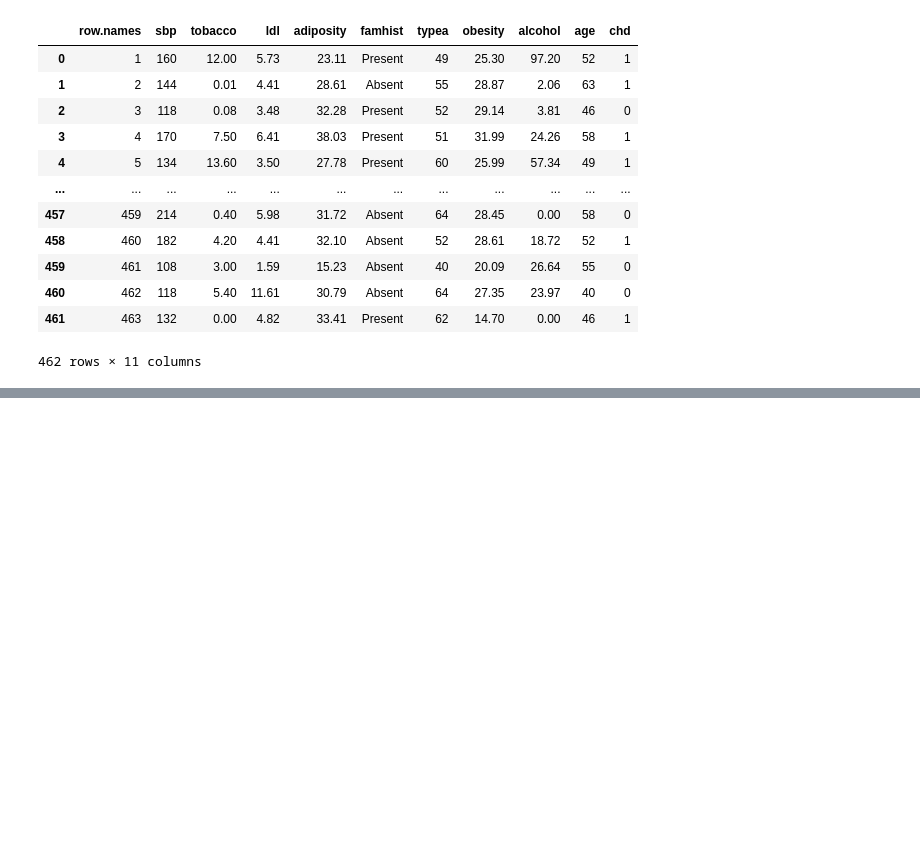
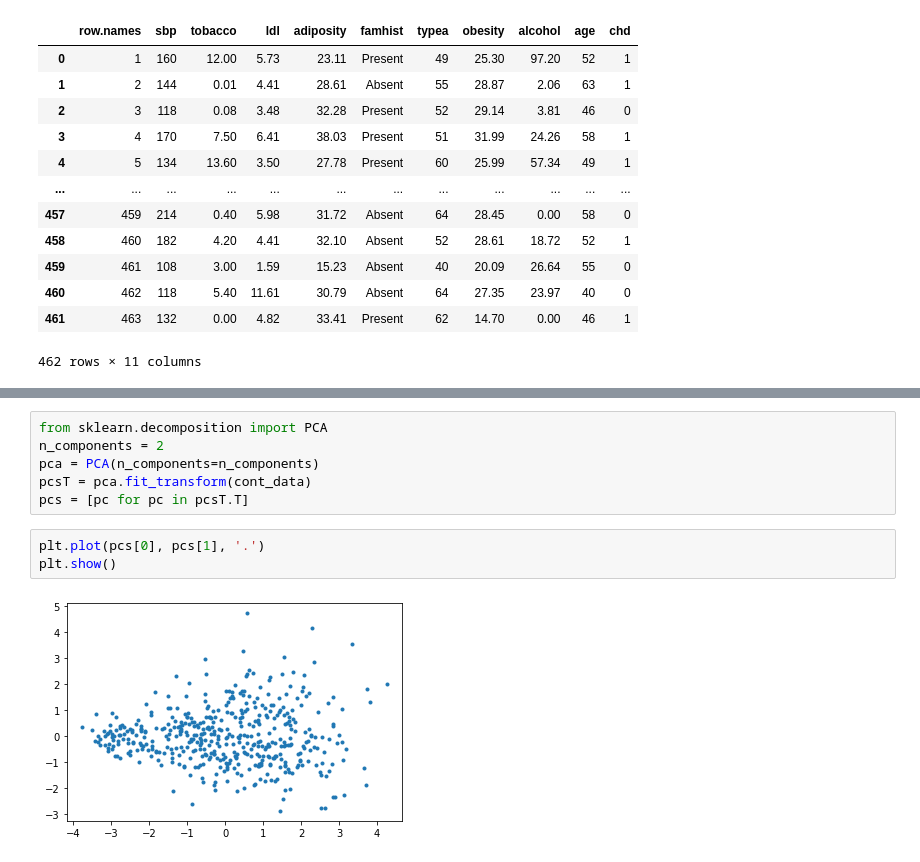
Before and after one commit to jozgu/SourhtAfricaHealthProject, a Jupyter notebook: assignment1.ipynb, the cells around one changed output, grey strips where cells are left out. Drawn from its saved outputs; the diff is of its cells as text; blank space fills up the shorter version.

```diff
--- a/assignment1.ipynb
+++ b/assignment1.ipynb
@@ -28,0 +31,11 @@ plt.show()
+# %%
+from sklearn.decomposition import PCA
+n_components = 2
+pca = PCA(n_components=n_components)
+pcsT = pca.fit_transform(cont_data)
+pcs = [pc for pc in pcsT.T]
+# %%
+plt.plot(pcs[0], pcs[1], '.')
+plt.show()
+# %% [output]
+[figure, added]
```
Also changed, not shown: parts of 4 cells of this notebook.
